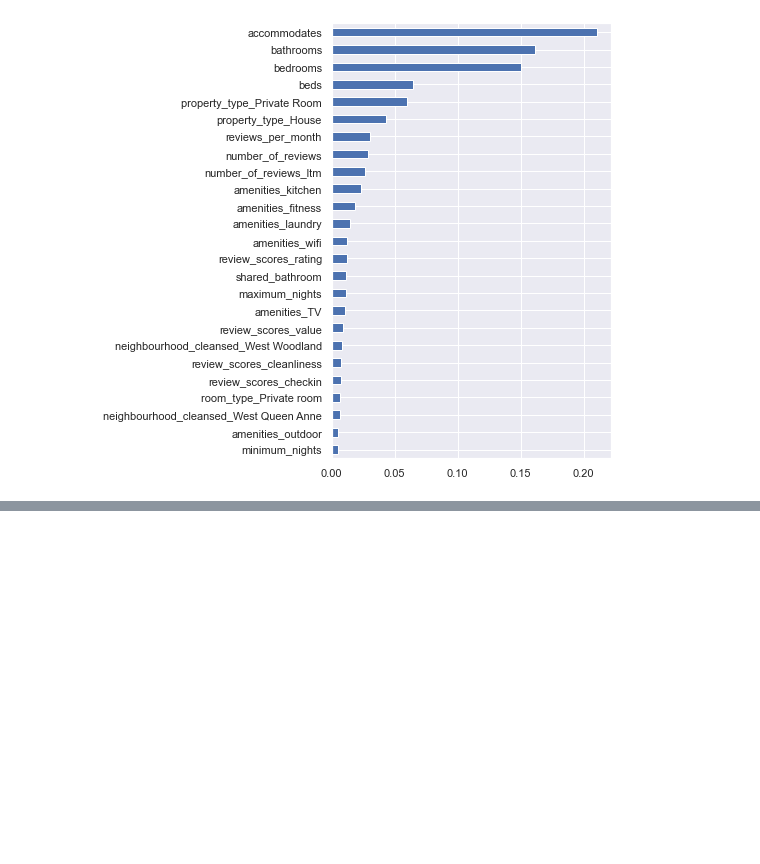
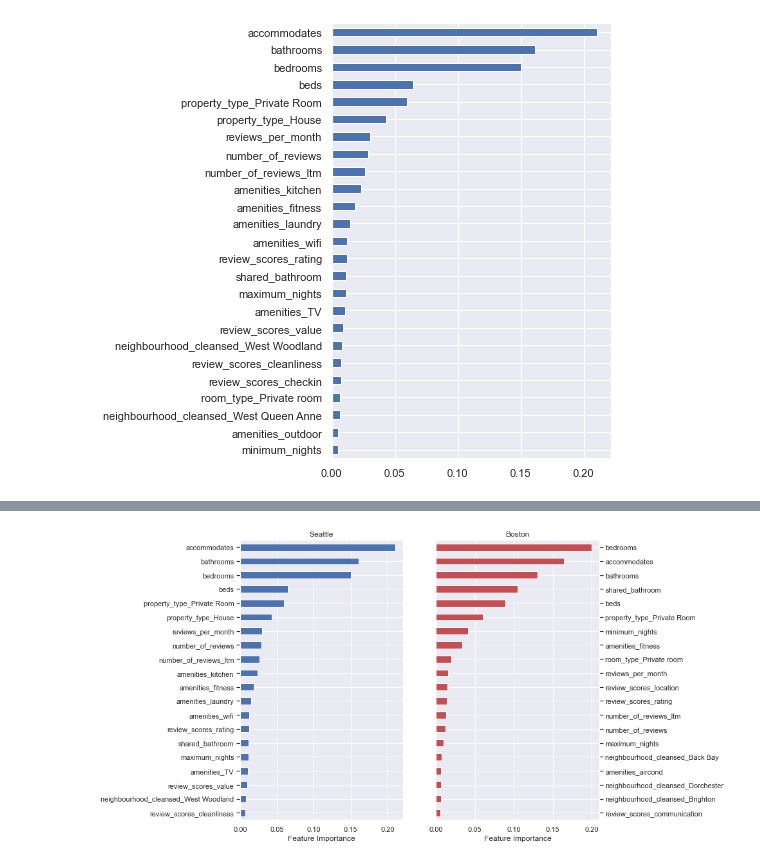
Before and after one commit to nikokydes/Udacity_DS_Proj1, a Jupyter notebook: Project1.ipynb, the cells around one changed output, grey strips where cells are left out. Saved outputs shown, nothing was run; the diff lists cells and outputs as text; code cells hidden in the pictures; blank space fills up the shorter version.

```diff
--- a/Project1.ipynb
+++ b/Project1.ipynb
@@ -747,9 +747,9 @@ Gradient Boosting Regressor MSE train: 7537.618, test: 4664.128
 Gradient Boosting Regressor R^2 train: 0.517, test: 0.596
 # %%
 # Plot feature importances for the gradient boosting regressor
-feat_imp = pd.Series(best_model_gb.feature_importances_, index=X_train.columns)
+feat_imp_sea = pd.Series(best_model_gb.feature_importances_, index=X_train.columns)
 
 fig, ax = plt.subplots(1, 1, figsize=(5,8))
-_ = feat_imp.nlargest(25).plot(kind='barh', ax=ax).invert_yaxis()
+_ = feat_imp_sea.nlargest(25).plot(kind='barh', ax=ax).invert_yaxis()
 # %% [output]
 [figure]
@@ -755,0 +833,16 @@ _ = feat_imp.nlargest(25).plot(kind='barh', ax=ax).invert_yaxis()
+# %%
+# Plot the feature importances of both models
+fig, ax = plt.subplots(1, 2, figsize=(10,8))
+_ = feat_imp_sea.nlargest(20).plot(kind='barh', ax=ax[0]).invert_yaxis()
+_ = feat_imp_bos.nlargest(20).plot(kind='barh', ax=ax[1], color='r').invert_yaxis()
+
+# Label the graphs and move y-axis to the right side of the right subplot
+_ = ax[0].yaxis.tick_left()
+_ = ax[0].set(xlabel='Feature Importance')
+_ = ax[0].set(title='Seattle')
+
+_ = ax[1].yaxis.tick_right()
+_ = ax[1].set(xlabel='Feature Importance')
+_ = ax[1].set(title='Boston')
+# %% [output]
+[figure, added]
```
Also changed, not shown: parts of 7 cells of this notebook.
